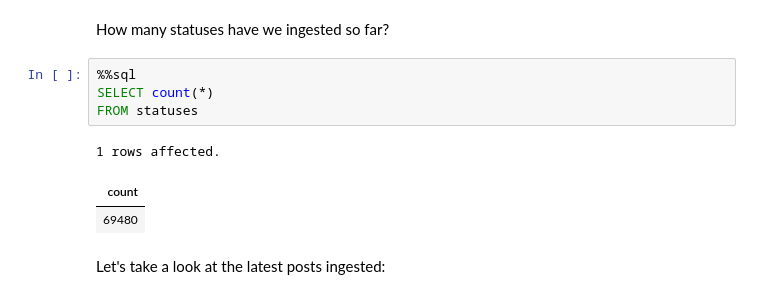
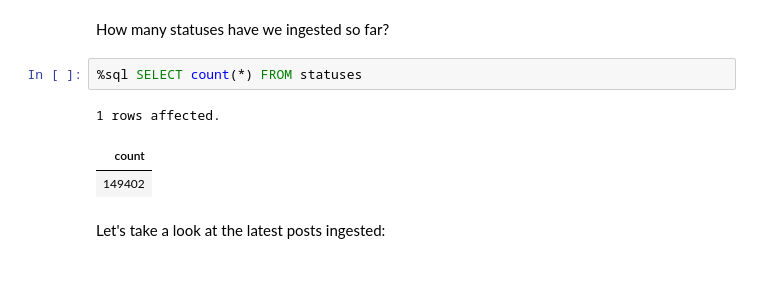
Before and after one commit to lmorchard/pubpulse, a Jupyter notebook: notebook/index.ipynb, the cells around one changed output. Cells and saved outputs as stored; diff of their text form.

```diff
--- a/notebook/index.ipynb
+++ b/notebook/index.ipynb
@@ -46,13 +55,11 @@ True
 # %% [markdown]
 How many statuses have we ingested so far?
 # %%
-%%sql
-SELECT count(*)
-FROM statuses
+%sql SELECT count(*) FROM statuses
 # %% [output]
 1 rows affected.
 | count |
-| 69480 |
+| 149402 |
 # %% [markdown]
 Let's take a look at the latest posts ingested:
 # %%
```
Also changed, not shown: parts of 16 cells of this notebook, 13 other files.
